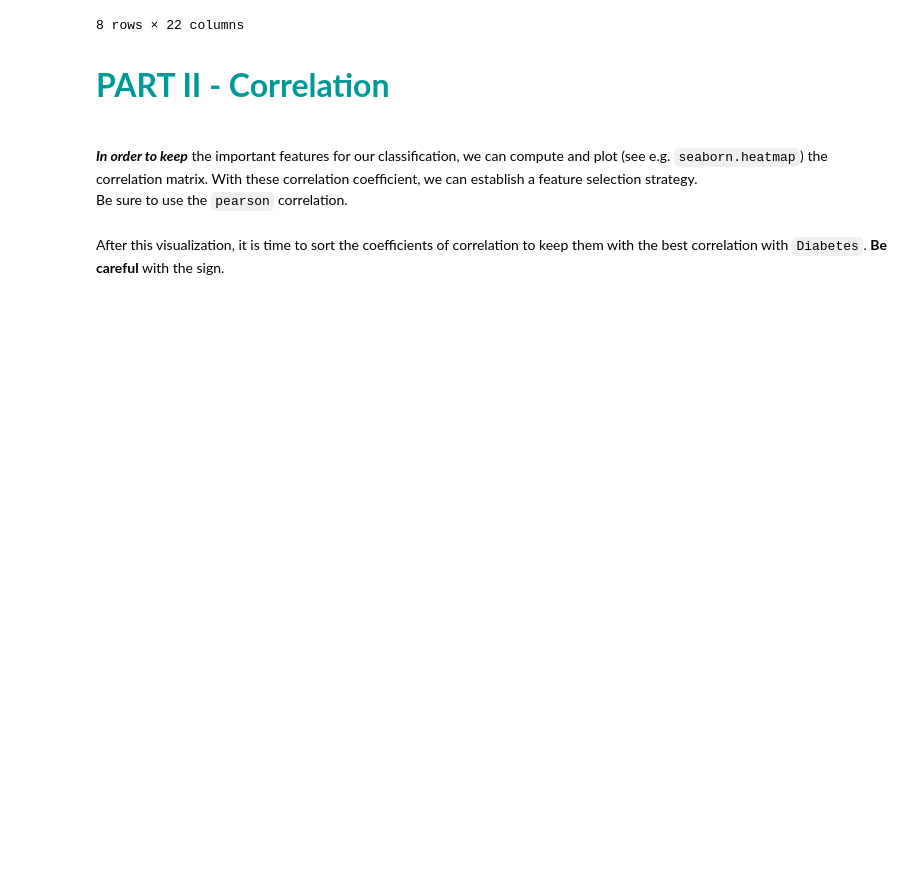
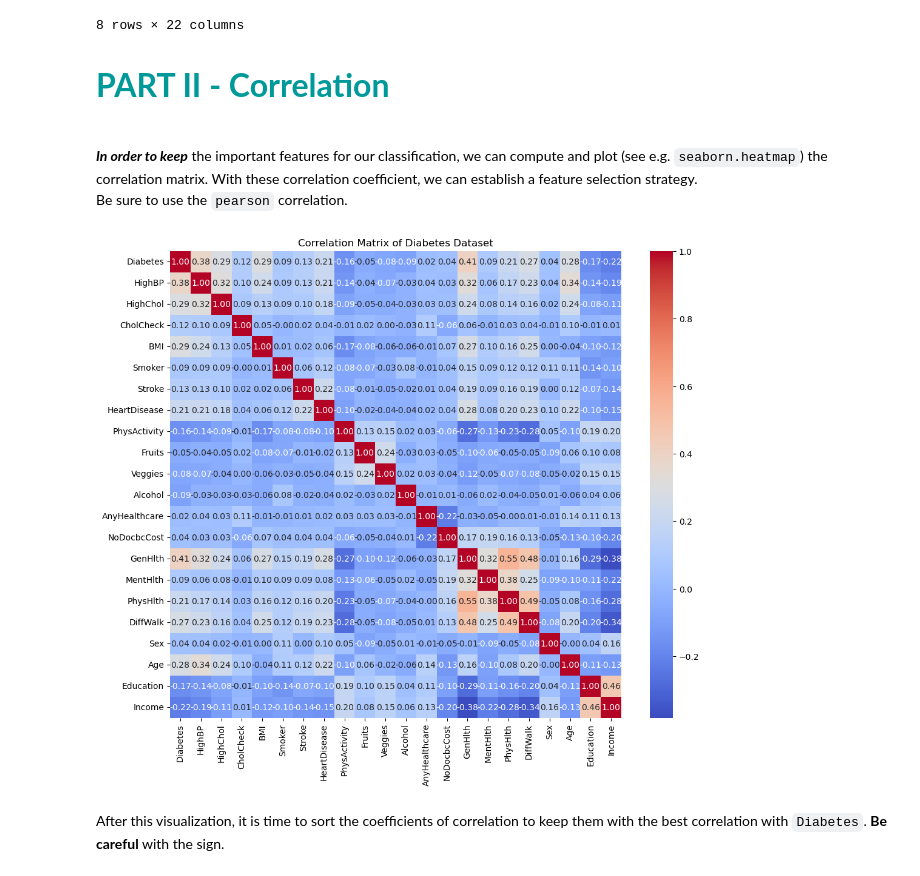
Before and after one commit to uclthomasblaimont/Hackathon2, a Jupyter notebook: H2-classification.ipynb, the cells around one changed output. Saved outputs shown, nothing was run; the diff lists cells and outputs as text; code cells hidden in the pictures; blank space fills up the shorter version.

```diff
--- a/H2-classification.ipynb
+++ b/H2-classification.ipynb
@@ -243,12 +251,19 @@ Be sure to use the `pearson` correlation.
 # %%
 """
 CELL N°2.1 : CORRELATION MATRIX
 
 @pre:  `df` contains the diabetes dataset
 @post: `corr_matrix` is a Pandas DataFrame that contains the correlation matrix of the full dataset
 """
 
-# To modify
-corr_matrix = pd.DataFrame()
+
+corr_matrix = df.corr(method='pearson')
+
+plt.figure(figsize=(12, 10))
+sns.heatmap(corr_matrix, annot=True, fmt=".2f", cmap='coolwarm')
+plt.title('Correlation Matrix of Diabetes Dataset')
+plt.show()
+# %% [output]
+[figure, added]
 # %% [markdown]
 After this visualization, it is time to sort the coefficients of correlation to keep them with the best correlation with `Diabetes`. **Be careful** with the sign.
```
Also changed, not shown: parts of 17 cells of this notebook.
